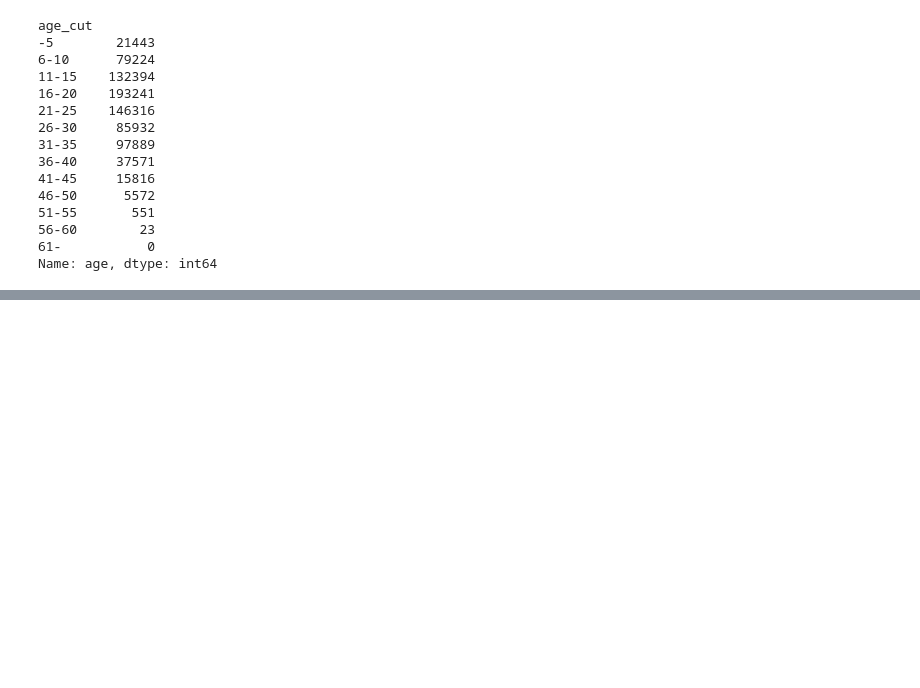
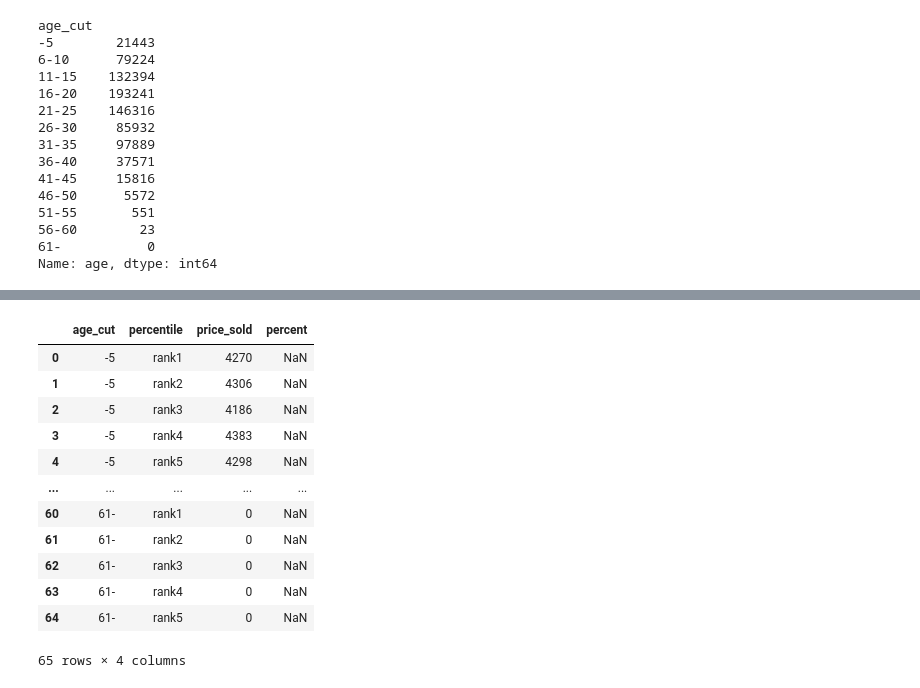
Before and after one commit to cindychoi0317/pandas, a Jupyter notebook: notebook/200904 apt_transaction.ipynb, the cells around one changed output, grey strips where cells are left out. Saved outputs shown, nothing was run; the diff lists cells and outputs as text; code cells hidden in the pictures; blank space fills up the shorter version.

```diff
--- a/notebook/200904 apt_transaction.ipynb
+++ b/notebook/200904 apt_transaction.ipynb
@@ -145,9 +129,10 @@ age_cut
 61-           0
 Name: age, dtype: int64
 # %%
-sell['q25'] = sell.groupby(['age_cut'])['price_sold'].transform(lambda x: x.quantile(q=0.25, interpolation='nearest'))
-sell['q50'] = sell.groupby(['age_cut'])['price_sold'].transform(lambda x: x.quantile(q=0.50, interpolation='nearest'))
-sell['q75'] = sell.groupby(['age_cut'])['price_sold'].transform(lambda x: x.quantile(q=0.75, interpolation='nearest'))
+sell['q20'] = sell.groupby(['age_cut'])['price_sold'].transform(lambda x: x.quantile(q=0.20, interpolation='nearest'))
+sell['q40'] = sell.groupby(['age_cut'])['price_sold'].transform(lambda x: x.quantile(q=0.40, interpolation='nearest'))
+sell['q60'] = sell.groupby(['age_cut'])['price_sold'].transform(lambda x: x.quantile(q=0.60, interpolation='nearest'))
+sell['q80'] = sell.groupby(['age_cut'])['price_sold'].transform(lambda x: x.quantile(q=0.80, interpolation='nearest'))
 sell
 # %% [output]
 A value is trying to be set on a copy of a slice from a DataFrame.
@@ -208,0 +171,7 @@ def x:
+# %%
+sell.loc[sell['price_sold'] <= sell['q20'], 'percentile'] = 'rank5'
+sell.loc[(sell['price_sold'] > sell['q20']) & (sell['price_sold'] <= sell['q40']), 'percentile'] = 'rank4'
+sell.loc[(sell['price_sold'] > sell['q40']) & (sell['price_sold'] <= sell['q60']), 'percentile'] = 'rank3'
+sell.loc[(sell['price_sold'] > sell['q60']) & (sell['price_sold'] <= sell['q80']), 'percentile'] = 'rank2'
+sell.loc[sell['price_sold'] > sell['q80'], 'percentile'] = 'rank1'
+sell
@@ -208,0 +202,3 @@ def x:
+# %%
+age_cut_percentile = sell.groupby(['age_cut', 'percentile'])['price_sold'].count().reset_index()
+age_cut_percentile
@@ -208,0 +227,17 @@ def x:
+# %%
+age_cut_percentile['percent'] = age_cut_percentile['price_sold'] / (age_cut_percentile.groupby(['age_cut'])['price_sold'].sum())
+age_cut_percentile
+# %% [output]
+|  | age_cut | percentile | price_sold | percent |
+| 0 | -5 | rank1 | 4270 | NaN |
+| 1 | -5 | rank2 | 4306 | NaN |
+| 2 | -5 | rank3 | 4186 | NaN |
+| 3 | -5 | rank4 | 4383 | NaN |
+| 4 | -5 | rank5 | 4298 | NaN |
+| ... | ... | ... | ... | ... |
+| 60 | 61- | rank1 | 0 | NaN |
+| 61 | 61- | rank2 | 0 | NaN |
+| 62 | 61- | rank3 | 0 | NaN |
+| 63 | 61- | rank4 | 0 | NaN |
+| 64 | 61- | rank5 | 0 | NaN |
+65 rows × 4 columns
```
Also changed, not shown: parts of 15 cells of this notebook.
